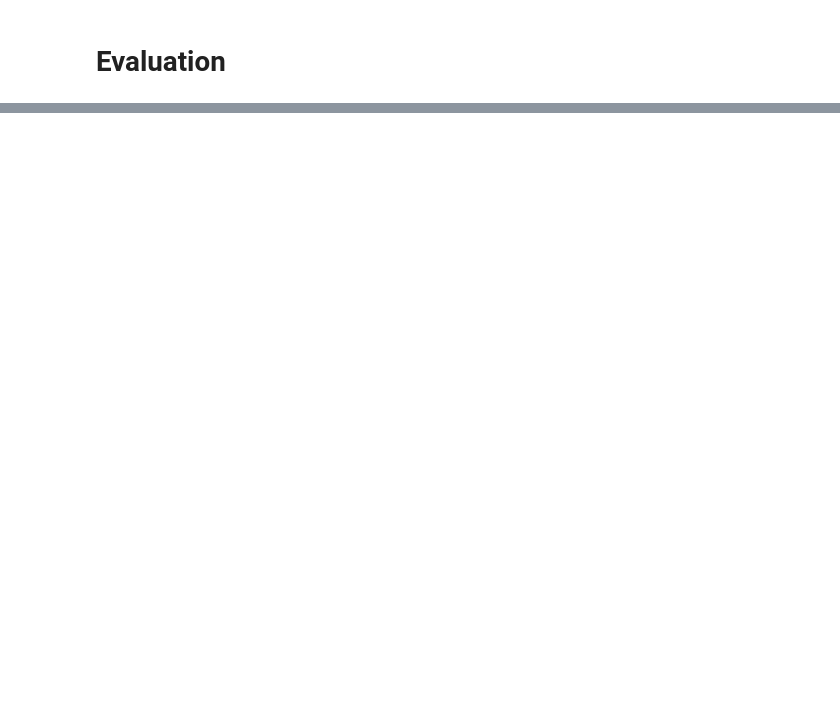
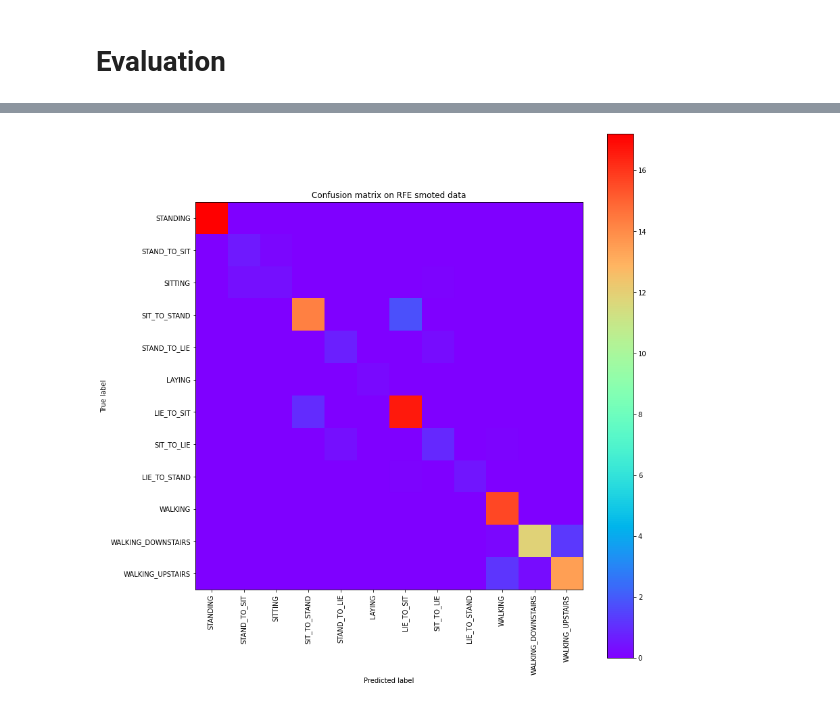
Before and after one commit to zunedz/CS3244-Project, a Jupyter notebook: Project.ipynb, the cells around one changed output, grey strips where cells are left out. Drawn from its saved outputs; the diff is of its cells as text; code cells hidden in the pictures; blank space fills up the shorter version.

Commit message:
Updated evaluation

```diff
--- a/Project.ipynb
+++ b/Project.ipynb
@@ -1965,0 +1766,16 @@ For the test set, scores for PCA data drop drastically for almost all labels. On
+# %%
+clf = RandomForestClassifier(n_estimators = 150, max_depth = 40, max_features= 'sqrt',random_state  = 1300)
+
+start_time = timer()
+fit = clf.fit(filtered_train_features, train_labels)
+pred_val = fit.predict(filtered_test_features)
+
+#Get evaluation metric
+accuracy_val = accuracy_score(y_test, pred_val)
+elapsed_val = timer() - start_time
+f1_val = f1_score(y_test, pred_val, average = None, labels = activity_label)
+avgf1_val = f1_score(y_test, pred_val, average = "micro") #Using micro as labels are under represented
+recall_val = recall_score(y_test, pred_val, average = None, labels = activity_label)
+avgrecall_val = recall_score(y_test, pred_val, average = "micro") #Using micro as labels are under represented
+precision_val = precision_score(y_test, pred_val, average = None, labels = activity_label)
+avgprec_val = precision_score(y_test, pred_val, average = "micro") #Using micro as labels are under represented
@@ -1965,0 +1867,19 @@ For the test set, scores for PCA data drop drastically for almost all labels. On
+# %%
+from sklearn.metrics import confusion_matrix
+
+conf_matrix = confusion_matrix(y_test, pred_val)
+normalised_conf_matrix = np.array(conf_matrix, dtype=np.float32)/np.sum(conf_matrix)*100 # normalize data
+
+plt.figure(figsize=(12,12))
+plt.imshow(normalised_conf_matrix, interpolation = 'nearest', cmap=plt.cm.rainbow)
+
+plt.title("Confusion matrix on RFE smoted data")
+plt.colorbar()
+plt.xticks(np.arange(12), activity_label, rotation = 90)
+plt.yticks(np.arange(12), activity_label)
+plt.tight_layout()
+plt.ylabel('True label')
+plt.xlabel('Predicted label')
+plt.show()
+# %% [output]
+[figure, added]
```
Also changed, not shown: parts of 103 cells of this notebook.
